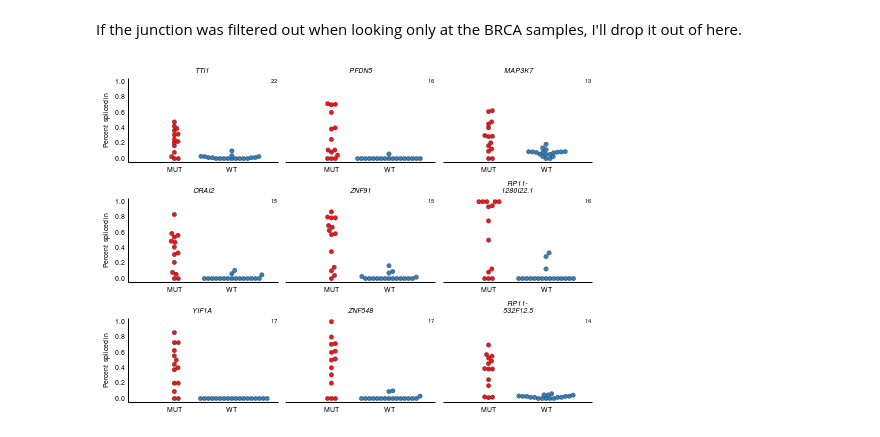
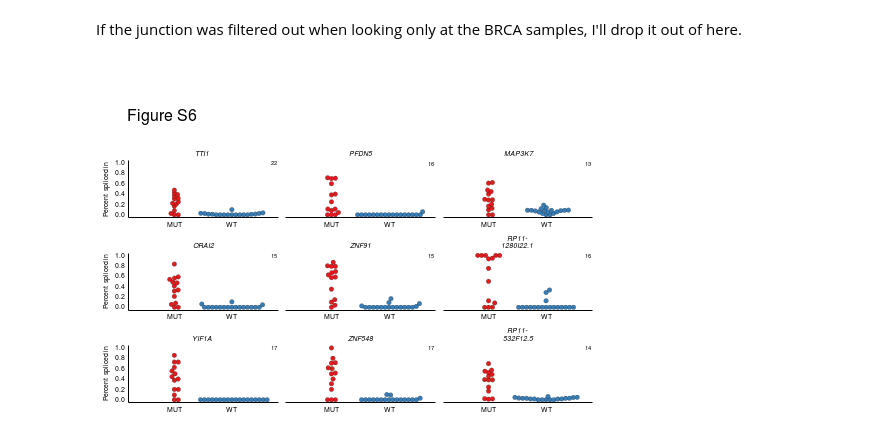
Before and after one commit to cdeboever3/deboever-sf3b1-2015, a Jupyter notebook: notebooks/sfigure06.ipynb, the cells around one changed output. Cells and saved outputs as stored; diff of their text form; code cells hidden in the pictures.

Commit message:
Added label to Figure S6

```diff
--- a/notebooks/sfigure06.ipynb
+++ b/notebooks/sfigure06.ipynb
@@ -61,12 +61,19 @@ muts = meta[(meta.condition == 'MUT') &
 wts = meta[(meta.condition == 'WT') &
            (meta.disease_abbr == 'BRCA')].index
 # %%
-fig, axs = plt.subplots(int(np.ceil(8 / 3.)), 3,
+fig, axs = plt.subplots(1 + int(np.ceil(8 / 3.)), 3,
                         figsize=(7, 5), dpi=600)
 axs = axs.flatten()
 
+ax = axs[0]
+ax.text(0, 0, 'Figure S6',
+        size=16, va='bottom')
+for i in range(0, 3):
+    ax = axs[i]
+    ds.clean_axis(ax)
+
 for i, ind in enumerate(brca_psi_high.index):
-    ax = axs[i]
+    ax = axs[i + 3]
     bs, ax = beeswarm.beeswarm([brca_psi_high.ix[ind, muts],
                                 brca_psi_high.ix[ind, wts]],
                                method='swarm', labels=['MUT', 'WT'],
@@ -91,31 +98,31 @@ for i, ind in enumerate(brca_psi_high.index):
     ax.spines['left'].set_visible(False)
     for l in ax.get_xticklines() + ax.get_yticklines():
         l.set_markersize(0)
     #if i % 2 == 1:
     #    ax.set_axis_bgcolor('#D8D8D8')
 
     ax.spines['right'].set_visible(False)
     ax.spines['top'].set_visible(False)
     if i % 3 == 0:
         ax.set_ylabel('Percent spliced in')
         ax.spines['left'].set_visible(True)
         ax.yaxis.set_major_formatter(ds.string_format)
     else:
         ax.set_yticks([])
         ax.spines['left'].set_visible(False)
     xa, xb = ax.set_xlim(-0.8, 1.8)
     ya, yb = ax.set_ylim(-0.05, 1.05)
 
     # label distance from predicted BP to cryptic 3'SS
     ax.text(1.8, 1.04, int(bp_analysis.ix[ind, 'bp_proximal_dist']),
             fontsize=6, va='top', ha='right')
 
 fig.tight_layout()
 fig.savefig(os.path.join(outdir, 'sfigure06.pdf'),
             transparent=True)
 fig.savefig(os.path.join(outdir, 'sfigure06.eps'),
             transparent=True)
 fig.savefig(os.path.join(outdir, 'sfigure06.png'),
             dpi=600)
 # %% [output]
-[figure, old version]
+[figure, new version]
```
